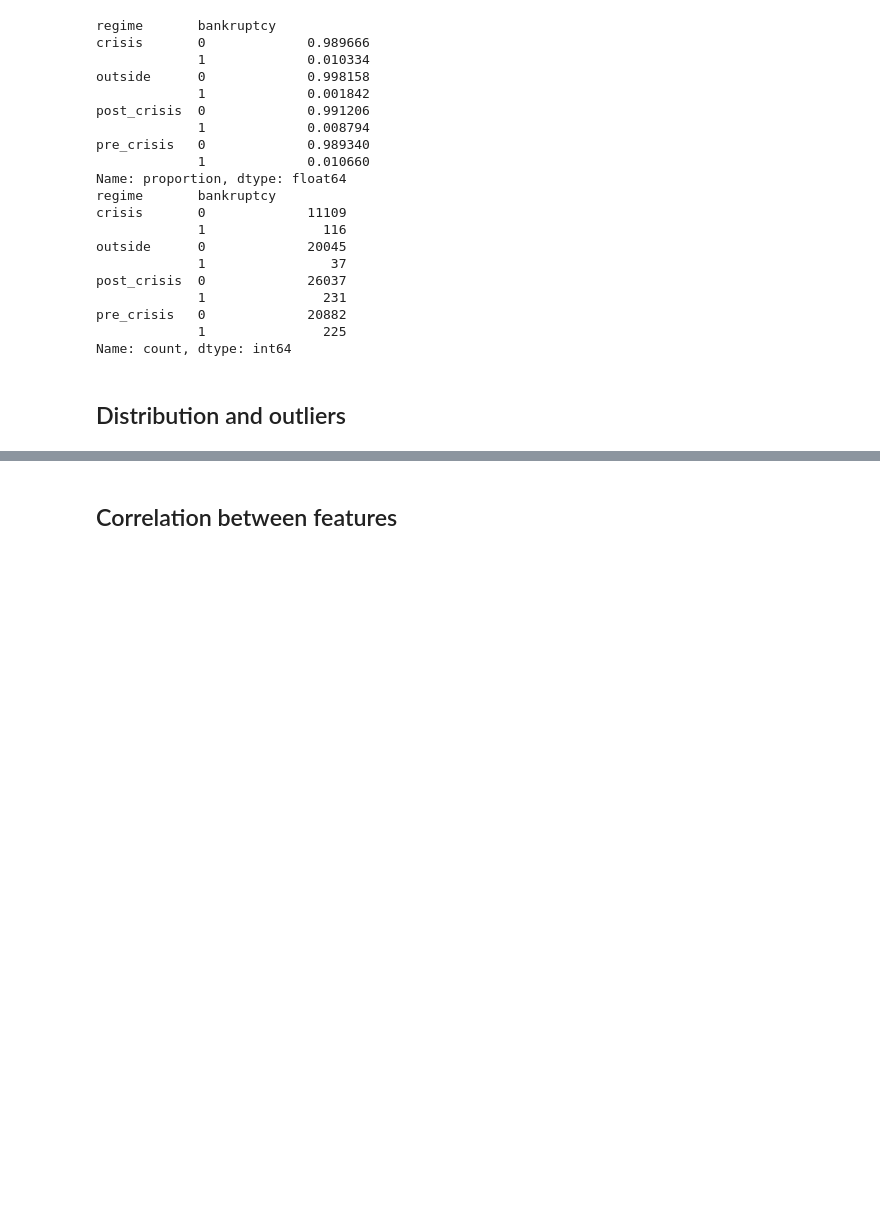
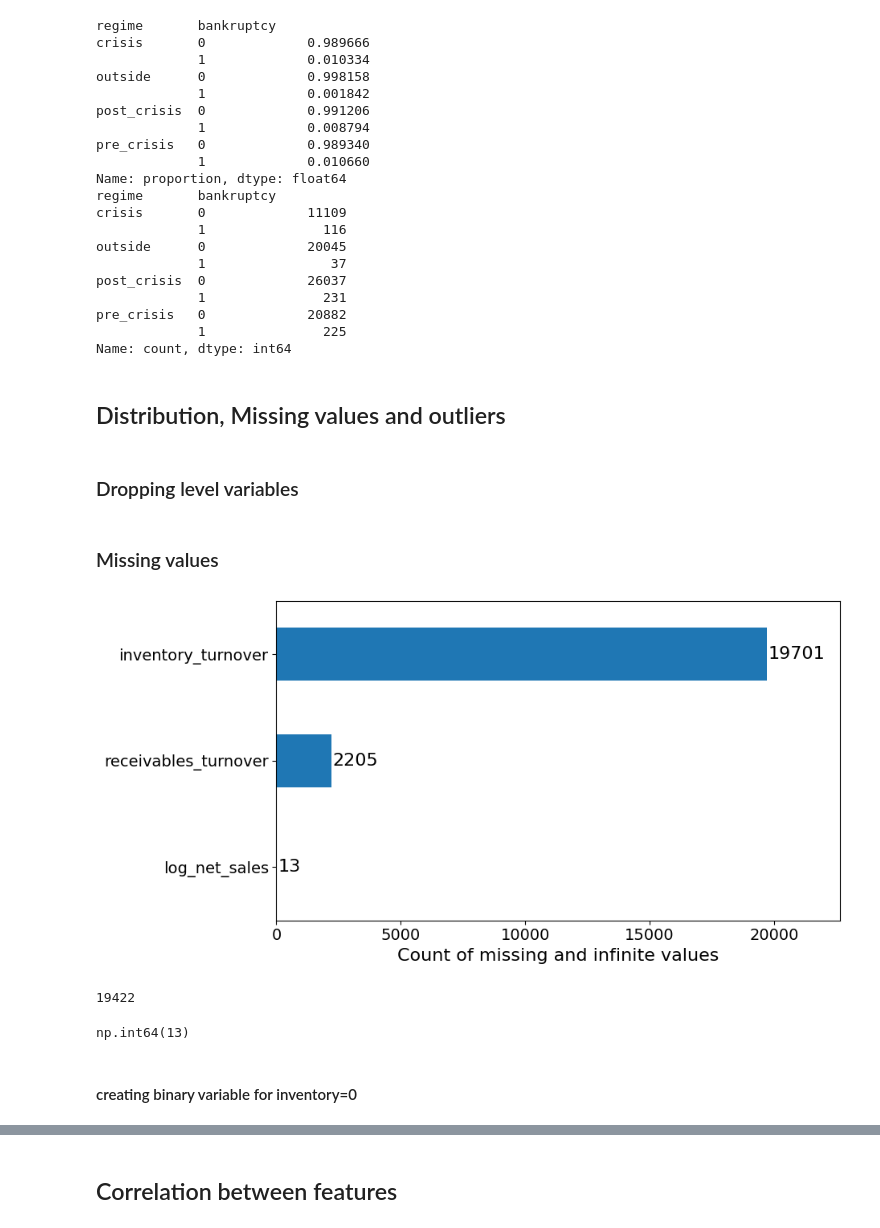
Before and after one commit to jonasstuds-gaard/master-thesis, a Jupyter notebook: Master Thesis/test.ipynb, the cells around one changed output, grey strips where cells are left out. Saved outputs shown, nothing was run; the diff lists cells and outputs as text; code cells hidden in the pictures; blank space fills up the shorter version.

Commit message:
including plots

```diff
--- a/Master Thesis/test.ipynb
+++ b/Master Thesis/test.ipynb
@@ -224,4 +240,6 @@ pre_crisis   0             20882
              1               225
 Name: count, dtype: int64
 # %% [markdown]
-## Distribution and outliers
+## Distribution, Missing values  and outliers
+# %% [markdown]
+### Dropping level variables
@@ -227,0 +270,37 @@ Name: count, dtype: int64
+# %% [markdown]
+### Missing values
+# %%
+# Count infinite values for each numeric variable
+inf_values = np.isinf(
+    df_final_dataset.select_dtypes(include=[np.number])
+).sum()
+
+# Reindex so non-numeric variables also appear with 0 infinite values
+inf_values = inf_values.reindex(df_final_dataset.columns, fill_value=0)
+
+# Counting missing values
+Missing_values= (df_final_dataset.isna().sum())
+total_missingness = inf_values + Missing_values
+
+
+problem_values = total_missingness[total_missingness > 0].sort_values()
+
+ax = problem_values.plot(kind="barh", figsize=(10, 5))
+
+ax.set_xlabel("Count of missing and infinite values")
+
+
+# Add exact values at end of bars
+for i, value in enumerate(problem_values):
+    ax.text(value + 50, i, str(int(value)), va="center")
+
+plt.tight_layout()
+ax.set_xlim(0, problem_values.max() * 1.15)
+plt.savefig("missing_values.pdf", bbox_inches="tight")
+plt.show()
+# %% [output]
+[figure, added]
+19422
+np.int64(13)
+# %% [markdown]
+#### creating binary variable for inventory=0
```
Also changed, not shown: parts of 13 cells of this notebook, 5 other files.
